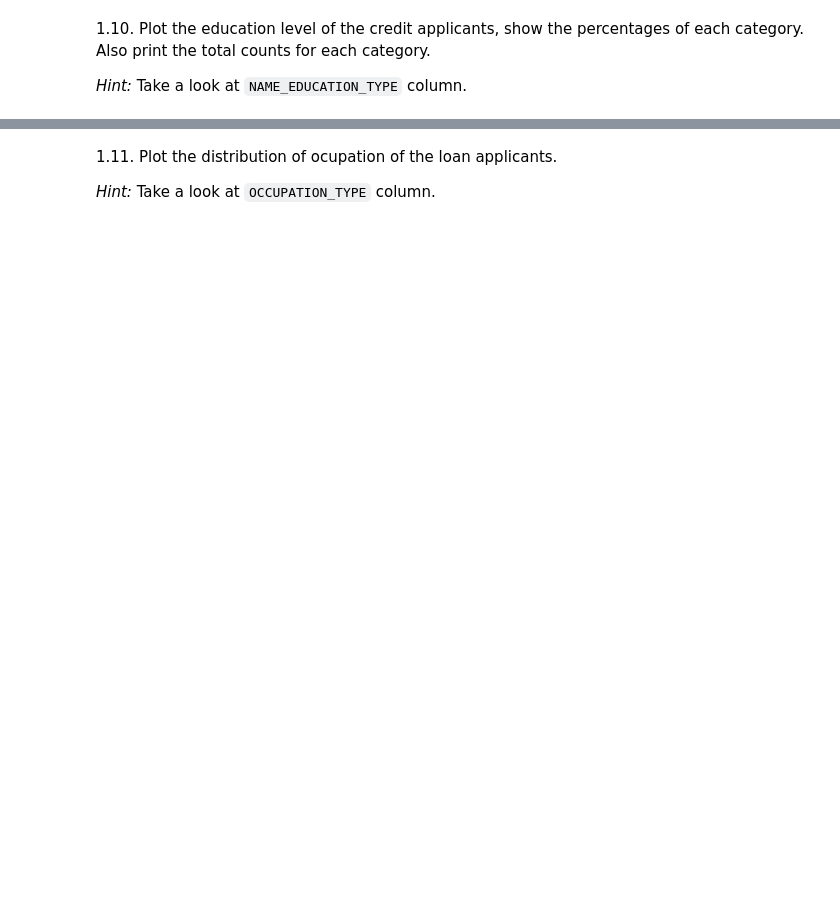
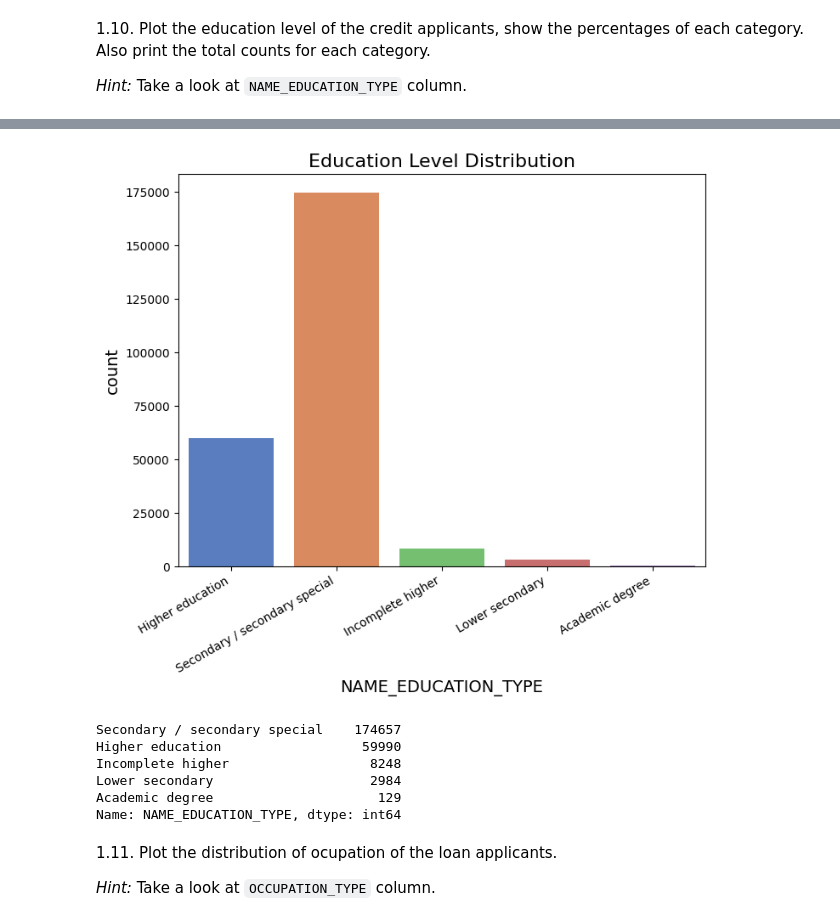
Before and after one commit to ferwuy/ml-anyoneai-sprint2, a Jupyter notebook: AnyoneAI - Sprint Project 02.ipynb, the cells around one changed output, grey strips where cells are left out. Cells and saved outputs as stored; diff of their text form; code cells hidden in the pictures; blank space fills up the shorter version.

```diff
--- a/AnyoneAI - Sprint Project 02.ipynb
+++ b/AnyoneAI - Sprint Project 02.ipynb
@@ -497,3 +320,35 @@ Education level distribution (total rows = 246008):
+# %%
+### TODO Complete in this cell: level of education plot
+
+plot.figure(figsize=(8, 6))  # Set figure size
+plot.title('Education Level Distribution',
+           fontsize=16)  # Set plot title
+
+plot.xlabel('Education Level',
+            fontsize=14)  # Set x-axis label
+
+plot.ylabel('Count',
+            fontsize=14)  # Set y-axis label
+
+plot.xticks(rotation=30,
+            ha='right')  # Rotate x-axis labels for readability
+
+seaborn.countplot(data_frame,
+                  x='NAME_EDUCATION_TYPE',
+                  palette='muted')  # Count plot for education levels
+
+plot.show()  # Display the plot
+
+categories = data_frame['NAME_EDUCATION_TYPE'].value_counts()  # Count occurrences of each education level
+print(categories)  # Display counts per education level
+# %% [output]
+[figure, added]
+Secondary / secondary special    174657
+Higher education                  59990
+Incomplete higher                  8248
+Lower secondary                    2984
+Academic degree                     129
+Name: NAME_EDUCATION_TYPE, dtype: int64
 # %% [markdown]
 1.11. Plot the distribution of ocupation of the loan applicants.
 
```
Also changed, not shown: parts of 35 cells of this notebook.
